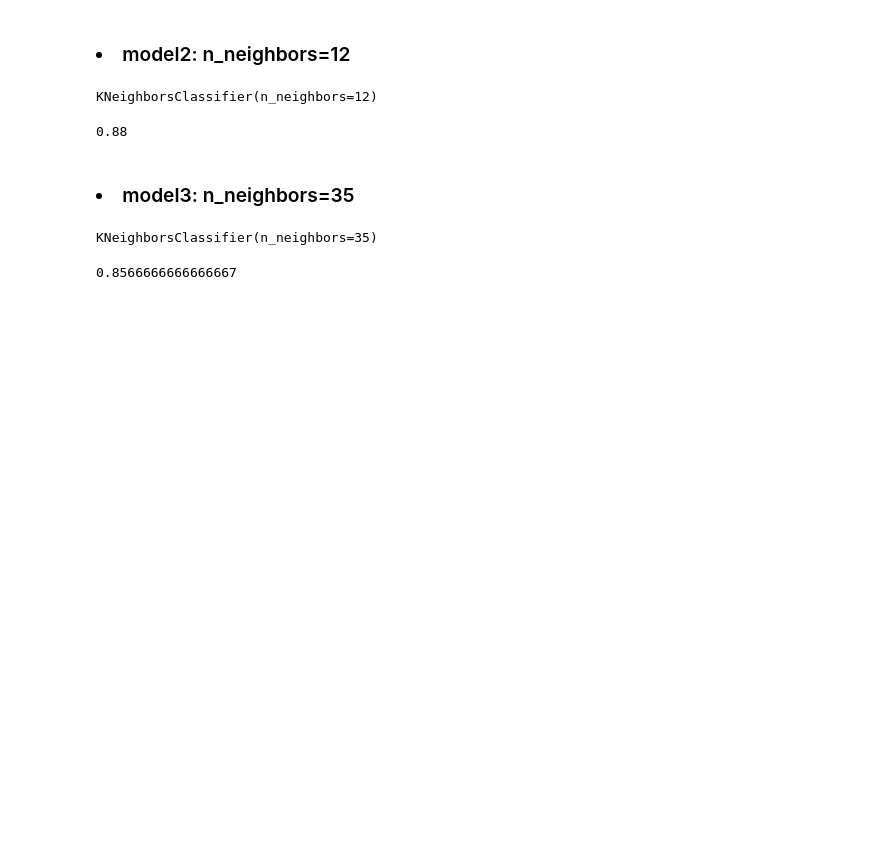
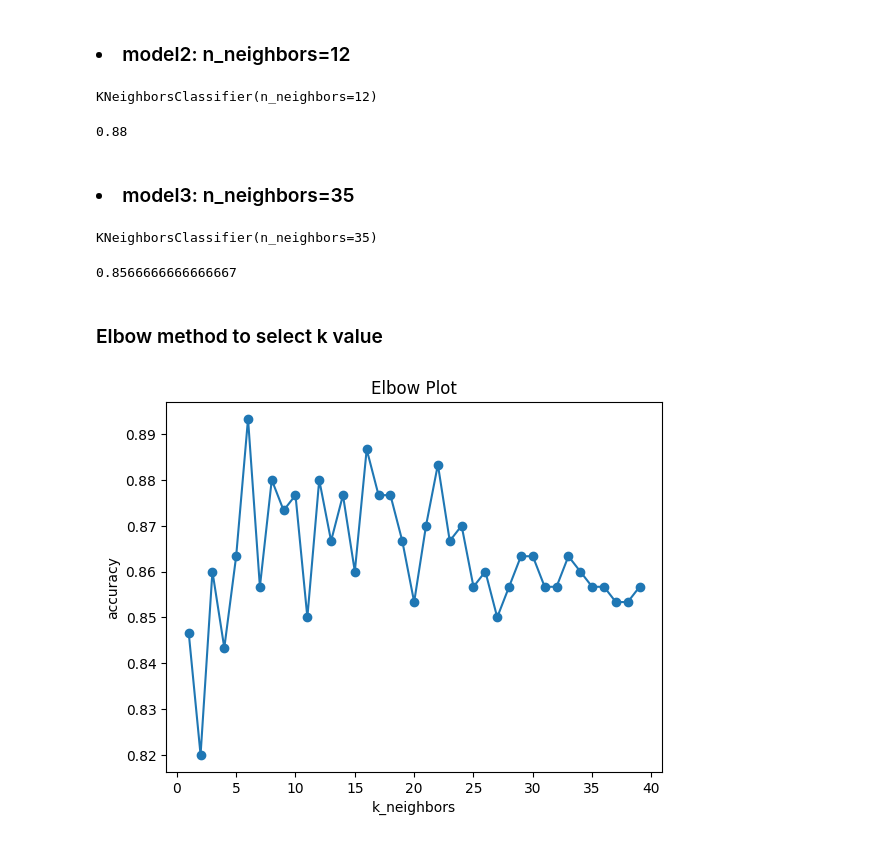
Before and after one commit to nikhivishwaa/Lab-Record, a Jupyter notebook: ML/SVM/Generate dataset and apply knn.ipynb, the cells around one changed output. Drawn from its saved outputs; the diff is of its cells as text; code cells hidden in the pictures; blank space fills up the shorter version.

```diff
--- a/ML/SVM/Generate dataset and apply knn.ipynb
+++ b/ML/SVM/Generate dataset and apply knn.ipynb
@@ -67,3 +68,20 @@ KNeighborsClassifier(n_neighbors=35)
 model2.score(x_test, y_test)
 # %% [output]
 0.8566666666666667
+# %% [markdown]
+### Elbow method to select k value
+# %%
+accuracy_rate = []
+
+for i in range(1,40):
+    knn = KNeighborsClassifier(n_neighbors=i)
+    knn.fit(x_train, y_train)
+    accuracy_rate.append(knn.score(x_test, y_test))
+
+plt.plot(range(1,40), accuracy_rate, marker='o',)
+plt.title("Elbow Plot")
+plt.xlabel('k_neighbors')
+plt.ylabel('accuracy')
+plt.show()
+# %% [output]
+[figure, added]
```
Also changed, not shown: parts of 1 cell of this notebook.
